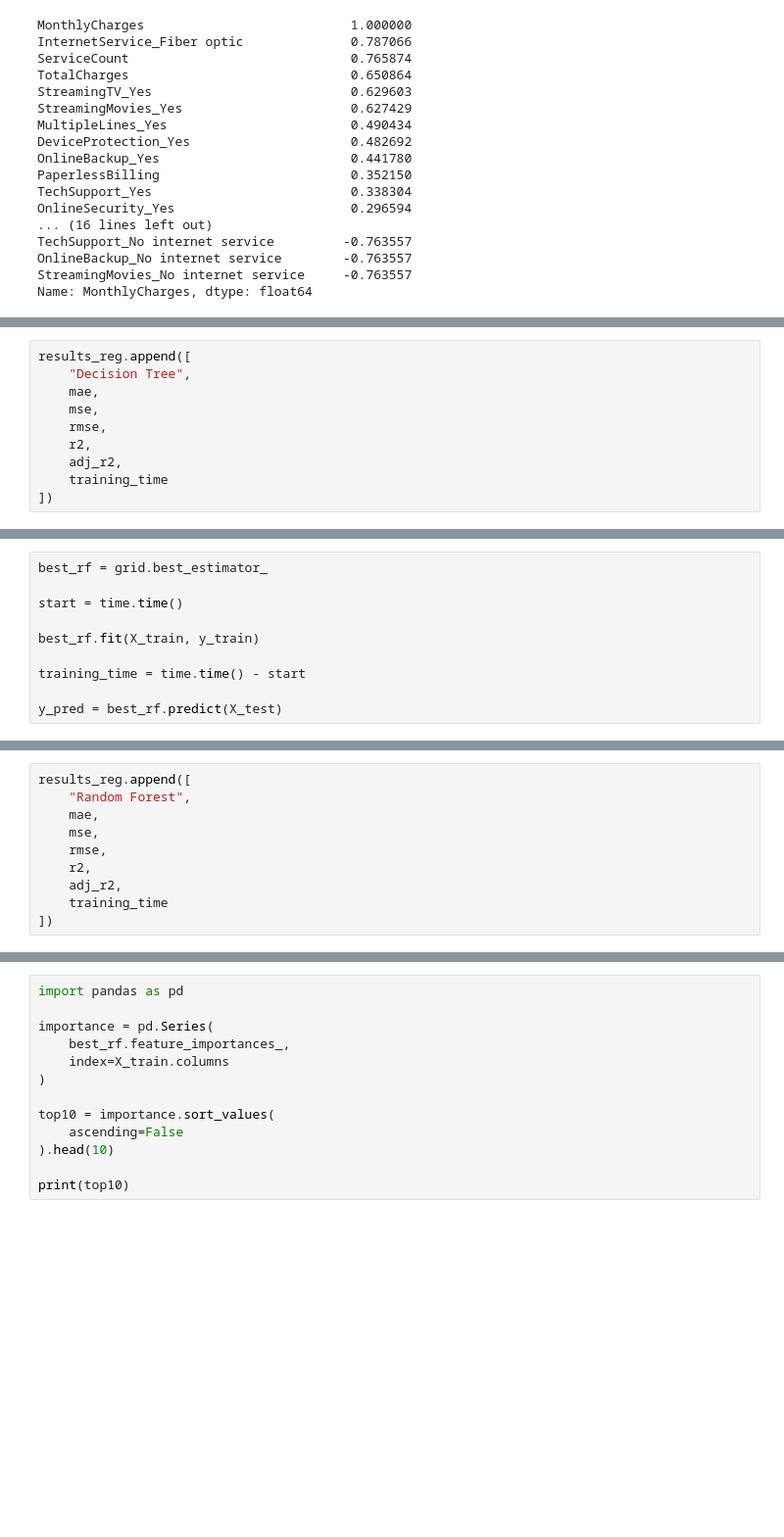
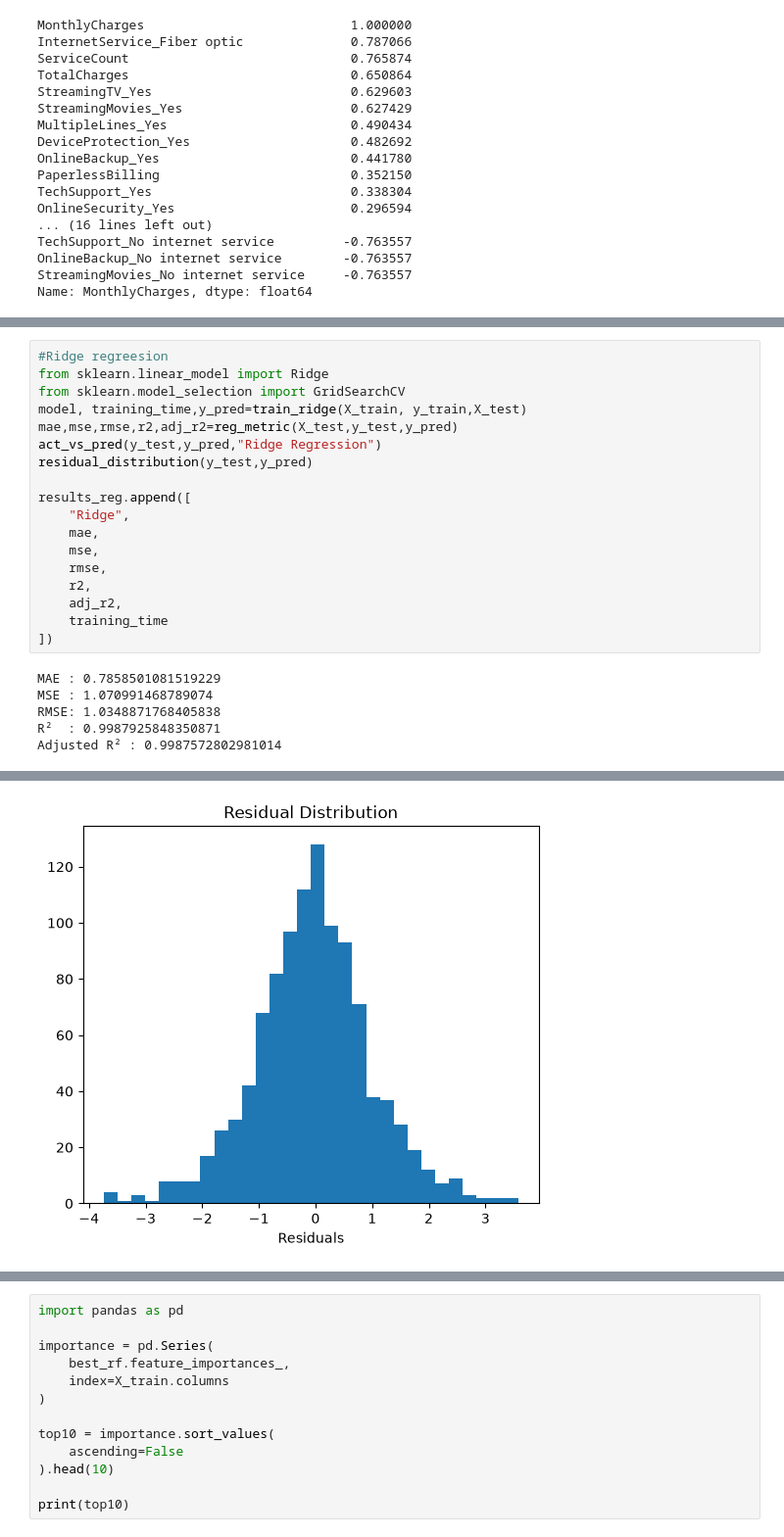
Before and after one commit to balajireddyu1710/teleconnect-ml-assignment, a Jupyter notebook: notebooks/04_regression.ipynb, the cells around one changed output, grey strips where cells are left out. Shown at 98% size. Drawn from its saved outputs; the diff is of its cells as text; blank space fills up the shorter version.

```diff
--- a/notebooks/04_regression.ipynb
+++ b/notebooks/04_regression.ipynb
@@ -600,10 +109,0 @@ plt.show()
-# %%
-results_reg.append([
-    "Decision Tree",
-    mae,
-    mse,
-    rmse,
-    r2,
-    adj_r2,
-    training_time
-])
@@ -635,10 +109,0 @@ Best Parameters: {'max_depth': 10, 'min_samples_split': 5, 'n_estimators': 200}
-# %%
-best_rf = grid.best_estimator_
-
-start = time.time()
-
-best_rf.fit(X_train, y_train)
-
-training_time = time.time() - start
-
-y_pred = best_rf.predict(X_test)
@@ -711,10 +110,24 @@ plt.show()
-# %%
-results_reg.append([
-    "Random Forest",
-    mae,
-    mse,
-    rmse,
-    r2,
-    adj_r2,
-    training_time
-])
+# %%
+#Ridge regreesion
+from sklearn.linear_model import Ridge
+from sklearn.model_selection import GridSearchCV
+model, training_time,y_pred=train_ridge(X_train, y_train,X_test)
+mae,mse,rmse,r2,adj_r2=reg_metric(X_test,y_test,y_pred)
+act_vs_pred(y_test,y_pred,"Ridge Regression")
+residual_distribution(y_test,y_pred)
+
+results_reg.append([
+    "Ridge",
+    mae,
+    mse,
+    rmse,
+    r2,
+    adj_r2,
+    training_time
+])
+# %% [output]
+MAE : 0.7858501081519229
+MSE : 1.070991468789074
+RMSE: 1.0348871768405838
+R²  : 0.9987925848350871
+Adjusted R² : 0.9987572802981014
@@ -720,0 +135 @@ results_reg.append([
+[figure, added]
```
Also changed, not shown: parts of 55 cells of this notebook, 21 other files.
